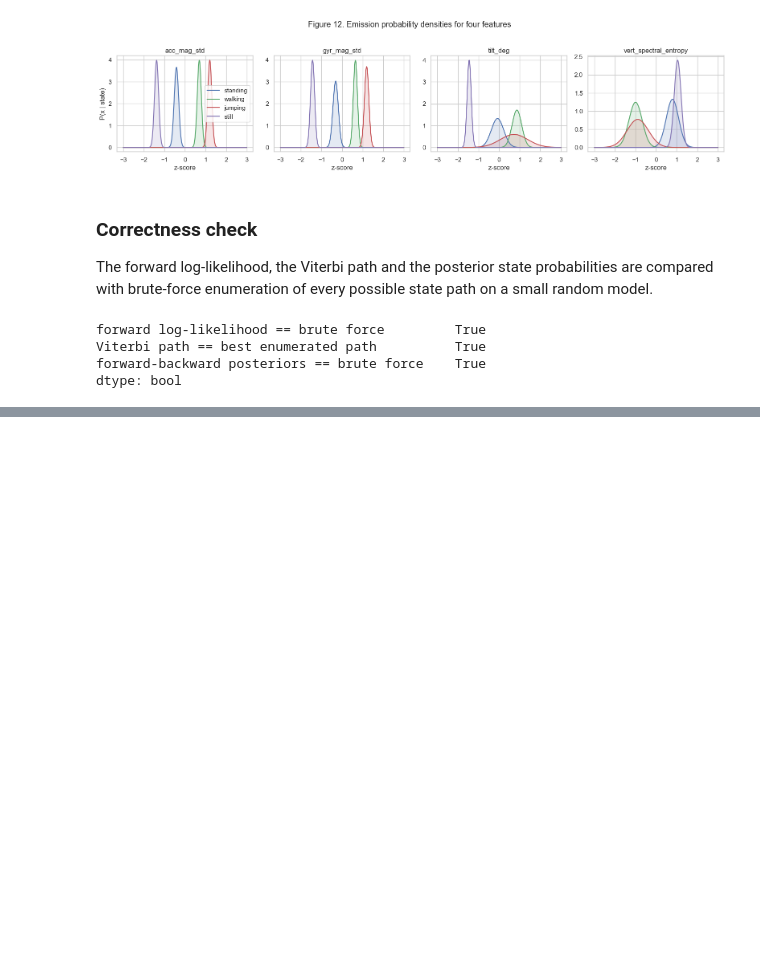
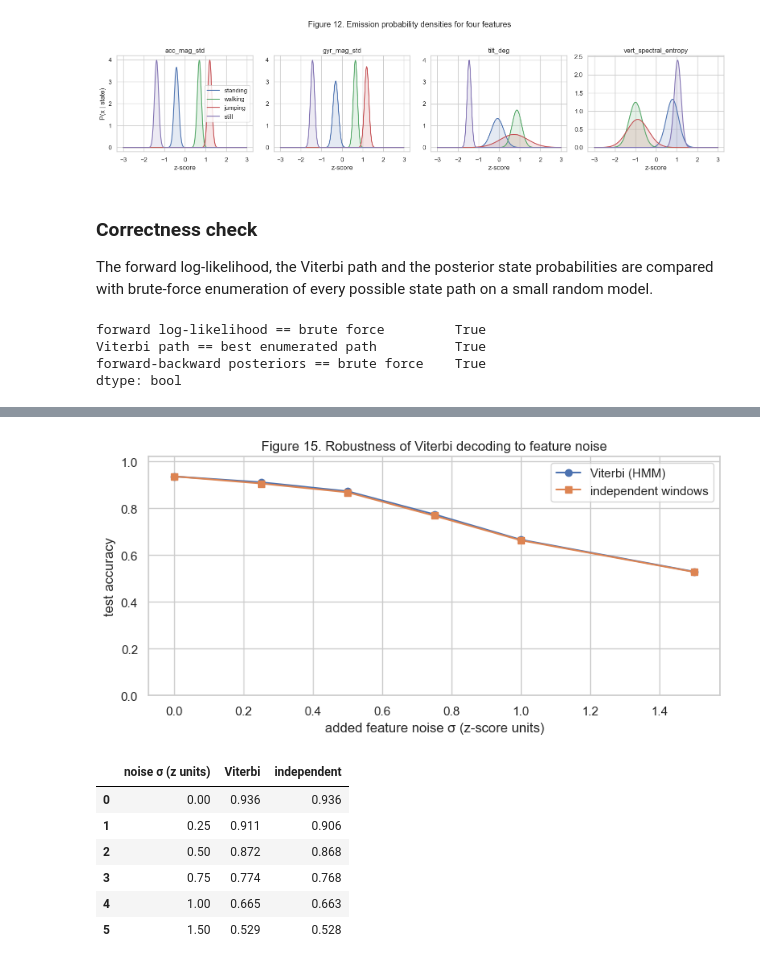
Before and after one commit to mukunzindahiro-max/hmm-activity-recognition, a Jupyter notebook: har_hmm.ipynb, the cells around one changed output, grey strips where cells are left out. Saved outputs shown, nothing was run; the diff lists cells and outputs as text; code cells hidden in the pictures; blank space fills up the shorter version.

```diff
--- a/har_hmm.ipynb
+++ b/har_hmm.ipynb
@@ -513,0 +637,35 @@ dtype: bool
+# %%
+rng = np.random.default_rng(42)
+test_X, test_y, _ = to_sequences(test_feat)
+rows = []
+for noise in [0.0, 0.25, 0.5, 0.75, 1.0, 1.5]:
+    vit, ind = [], []
+    for _ in range(20):
+        noisy = [x + rng.normal(0, noise, x.shape) for x in test_X]
+        truth = np.concatenate(test_y)
+        vit.append(np.mean(np.concatenate([hmm.predict(x) for x in noisy]) == truth))
+        ind.append(np.mean(np.concatenate([ev.predict_independent(hmm, x) for x in noisy]) == truth))
+    rows.append({"noise σ (z units)": noise, "Viterbi": np.mean(vit), "independent": np.mean(ind)})
+robustness = pd.DataFrame(rows)
+
+fig, ax = plt.subplots(figsize=(8, 4))
+ax.plot(robustness["noise σ (z units)"], robustness["Viterbi"], marker="o", label="Viterbi (HMM)")
+ax.plot(robustness["noise σ (z units)"], robustness["independent"], marker="s", label="independent windows")
+ax.set_xlabel("added feature noise σ (z-score units)")
+ax.set_ylabel("test accuracy")
+ax.set_ylim(0, 1.02)
+ax.set_title("Figure 15. Robustness of Viterbi decoding to feature noise")
+ax.legend()
+fig.tight_layout()
+fig.savefig(PLOTS / "noise_robustness.png", dpi=150, bbox_inches="tight")
+plt.show()
+robustness.round(3)
+# %% [output]
+[figure, added]
+|  | noise σ (z units) | Viterbi | independent |
+| 0 | 0.00 | 0.936 | 0.936 |
+| 1 | 0.25 | 0.911 | 0.906 |
+| 2 | 0.50 | 0.872 | 0.868 |
+| 3 | 0.75 | 0.774 | 0.768 |
+| 4 | 1.00 | 0.665 | 0.663 |
+| 5 | 1.50 | 0.529 | 0.528 |
```
Also changed, not shown: parts of 12 cells of this notebook, 7 other files.
